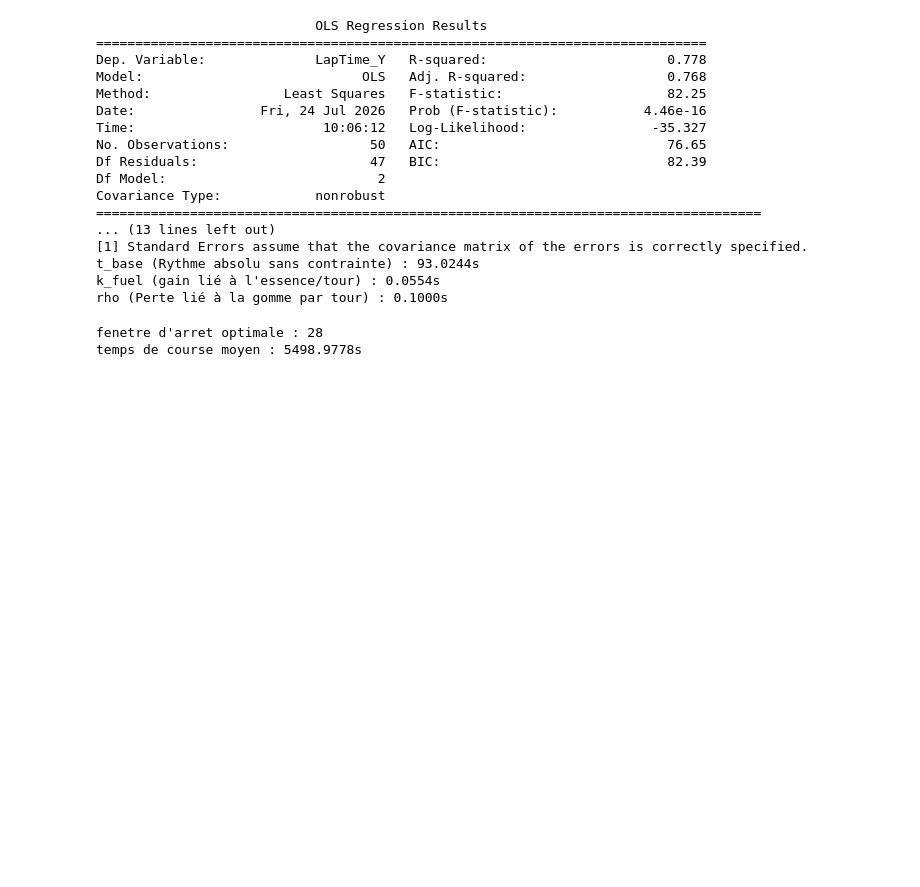
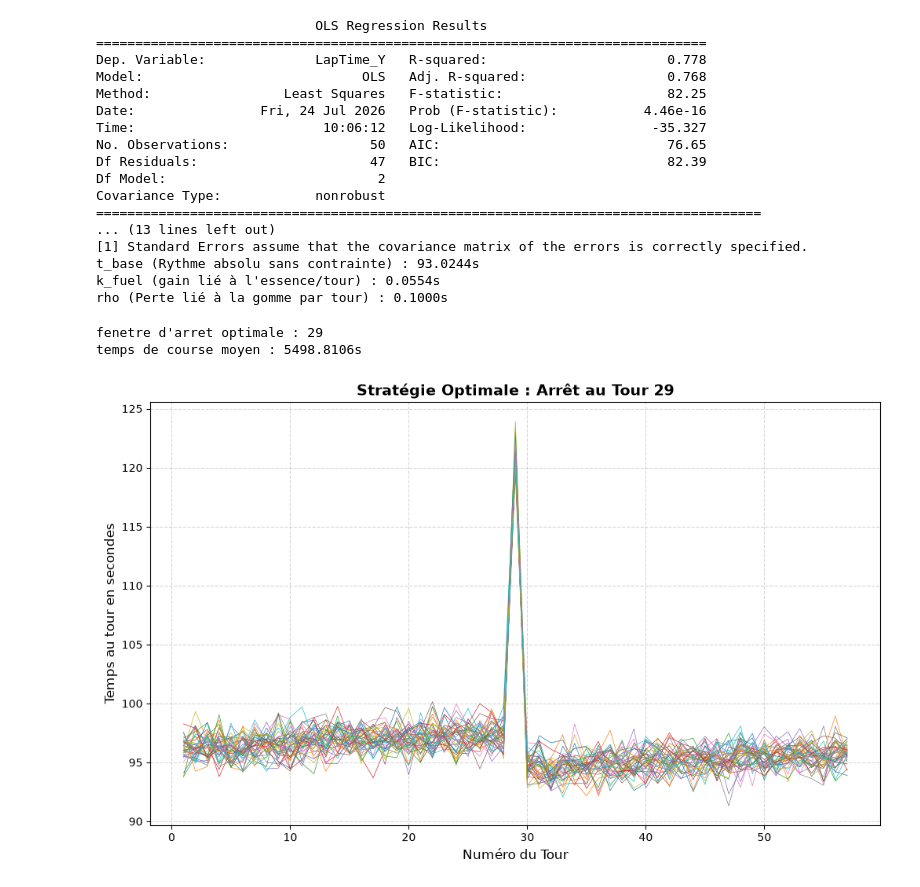
Before and after one commit to MDVXVII/Python-Analyse-Quanti, a Jupyter notebook: formula1-race-strategy-optimization.ipynb, the cells around one changed output. Saved outputs shown, nothing was run; the diff lists cells and outputs as text; code cells hidden in the pictures; blank space fills up the shorter version.

Commit message:
add simulation mc v2

```diff
--- a/formula1-race-strategy-optimization.ipynb
+++ b/formula1-race-strategy-optimization.ipynb
@@ -113,7 +113,7 @@ import numpy as np
 import pandas as pd
 import matplotlib.pyplot as plt
 
-# Simulation Mont Carlo
+# Simulation Monte Carlo
 
 # Paramètres de base
 N_tours = 57
@@ -130,35 +130,69 @@ sigma_pilote = 1.04 # l'écart type
 def simuler_course(tour_arret): # On veut simuler une course avec un arret au tour "tour_arret" et calculer le temps (on pourra par la suite ajouter des arrets au stand)
     temps_total_course = 0.0
     for L in range(1, N_tours + 1): # Calculer l'age du pneu comme une fonction a sauts
         if L <= tour_arret:
             age_pneu = L
         else:
             age_pneu = L - tour_arret
         chrono_theorique = t_base + (k_fuel * (N_tours - L)) + (rho * age_pneu) # l'equation de base sans le facteur humain
         erreur_pilote = np.random.normal(0, sigma_pilote) # Calcul de l'erreur humaine a l'aide de la Loi Normale
         chrono_reel = chrono_theorique + erreur_pilote # Le chrono reel par tour
         if L == tour_arret: # On ajoute le temps d'un arret au stand
             chrono_reel += temps_stands
         temps_total_course += chrono_reel
     return temps_total_course
 
-# L'optimisation, on va tester tous les arrets possible entre le tours 10 et 40
+# L'optimisation, on va tester tous les arrets possible entre le tours 10 et 45
 resultats_strategies = {}
 N_simulations = 1000 # Nb de simulations
 
-for strategie in range(10, 40):
+for strategie in range(10, 45):
     temps_cumules = 0.0
     for i in range(N_simulations): # On simule 1000 fois cette strategie
         temps_cumules += simuler_course(strategie)
-    temps_moyen_strategie = temps_cumules / N_simulations # On calcul la moyenne des 1000 courses
+    temps_moyen_strategie = temps_cumules / N_simulations # On calcule la moyenne des 1000 courses
     resultats_strategies[strategie] = temps_moyen_strategie
 
 # Analyse des resultats
 meilleur_tour = min(resultats_strategies, key=resultats_strategies.get)
 meilleur_temps = resultats_strategies[meilleur_tour]
 
 print(f"fenetre d'arret optimale : {meilleur_tour}")
 print(f"temps de course moyen : {meilleur_temps:.4f}s")
+
+# Visuel graphique
+# Extraire toutes les trajectoires possible
+# On réecrie simplement la fonction de la course mais en stockant les valeurs de tous les tours (fin copier coller flemme de tout réecrire)
+def extraire_trajectoire(tour_arret):
+    chronos_tours = []
+    for L in range(1, N_tours + 1):
+        if L <= tour_arret:
+            age_pneu = L
+        else:
+            age_pneu = L - tour_arret
+        chrono_theorique = t_base + (k_fuel * (N_tours - L)) + (rho * age_pneu)
+        erreur_pilote = np.random.normal(0, sigma_pilote)
+        chrono_reel = chrono_theorique + erreur_pilote
+
+        if L == tour_arret:
+            chrono_reel += temps_stands
+        chronos_tours.append(chrono_reel) # Au lieu d'additionner on ajoute le chronos à la liste
+    return chronos_tours
+
+# Generer les trajectoires
+trajectoires = [extraire_trajectoire(meilleur_tour) for i in range(N_simulations)]
+
+plt.figure(figsize=(12,7))
+for course in trajectoires[:40]:
+    plt.plot(range(1, N_tours + 1), course, linewidth=0.5)
+
+plt.title(f"Stratégie Optimale : Arrêt au Tour {meilleur_tour}", fontsize=14, fontweight='bold')
+plt.xlabel("Numéro du Tour", fontsize=12)
+plt.ylabel("Temps au tour en secondes", fontsize=12)
+plt.grid(True, linestyle='--', alpha=0.5)
+
+plt.show()
 # %% [output]
-fenetre d'arret optimale : 28
-temps de course moyen : 5498.9778s
+fenetre d'arret optimale : 29
+temps de course moyen : 5498.8106s
+[figure, added]
```
Also changed, not shown: parts of 2 cells of this notebook.
